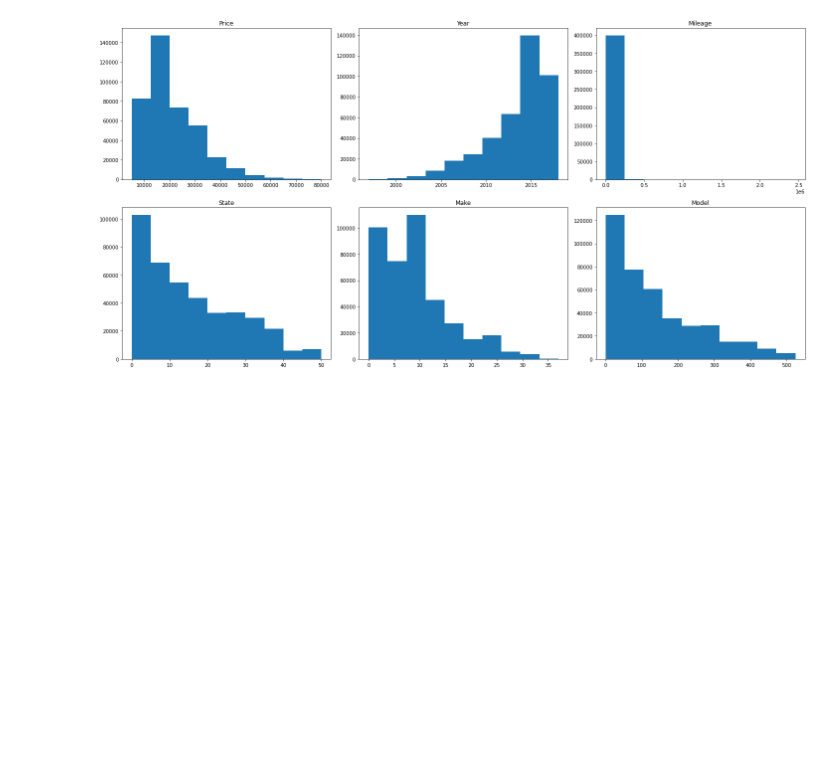
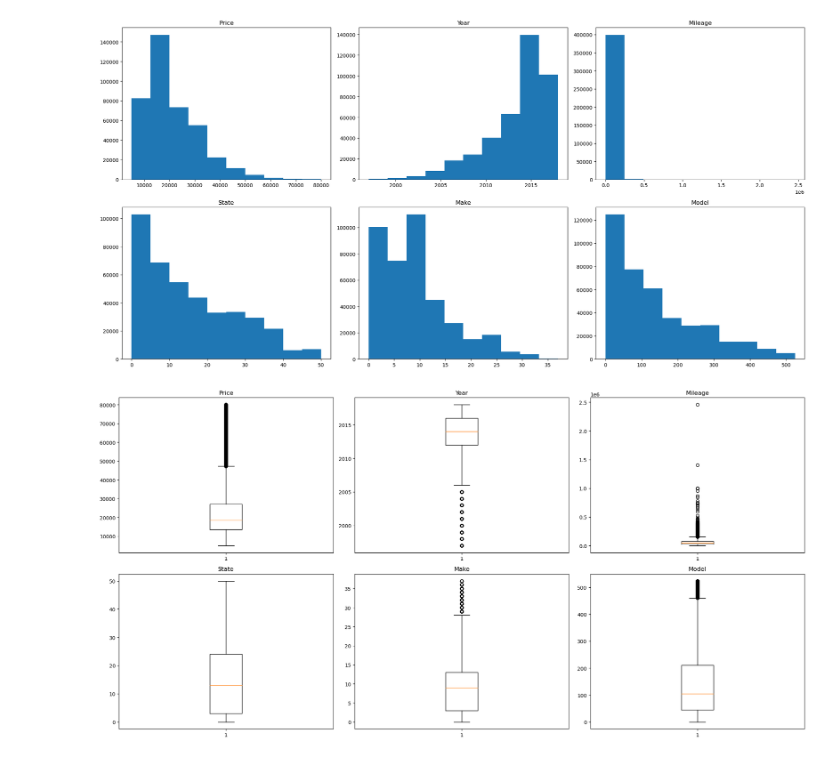
Before and after one commit to elkindavid/cars-dsa, a Jupyter notebook: cars-code.ipynb, the cells around one changed output. Cells and saved outputs as stored; diff of their text form; code cells hidden in the pictures; blank space fills up the shorter version.

```diff
--- a/cars-code.ipynb
+++ b/cars-code.ipynb
@@ -128,3 +128,20 @@ for i, ax in enumerate(a):
 plt.tight_layout()
 # %% [output]
 [figure]
+# %%
+# df = data[['Price','Mileage','Year']]
+df = data
+filas = math.ceil(len(df.columns) / 3)
+fig, a = plt.subplots(filas,3,figsize=(20, 10))
+
+a = a.ravel()
+titles = df.columns
+
+for i, ax in enumerate(a):
+
+    if i < len(df.columns):
+        ax.boxplot(df.iloc[:,i])
+        ax.set_title(titles[i])
+plt.tight_layout()
+# %% [output]
+[figure, added]
```
Also changed, not shown: parts of 7 cells of this notebook.
